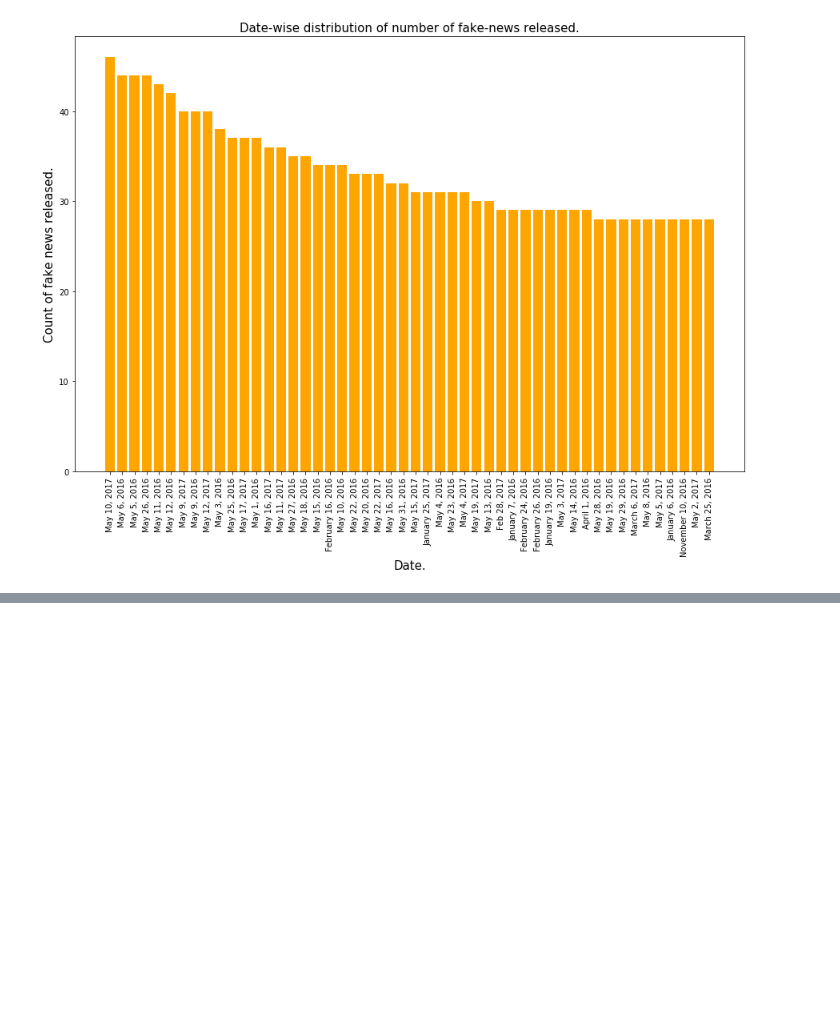
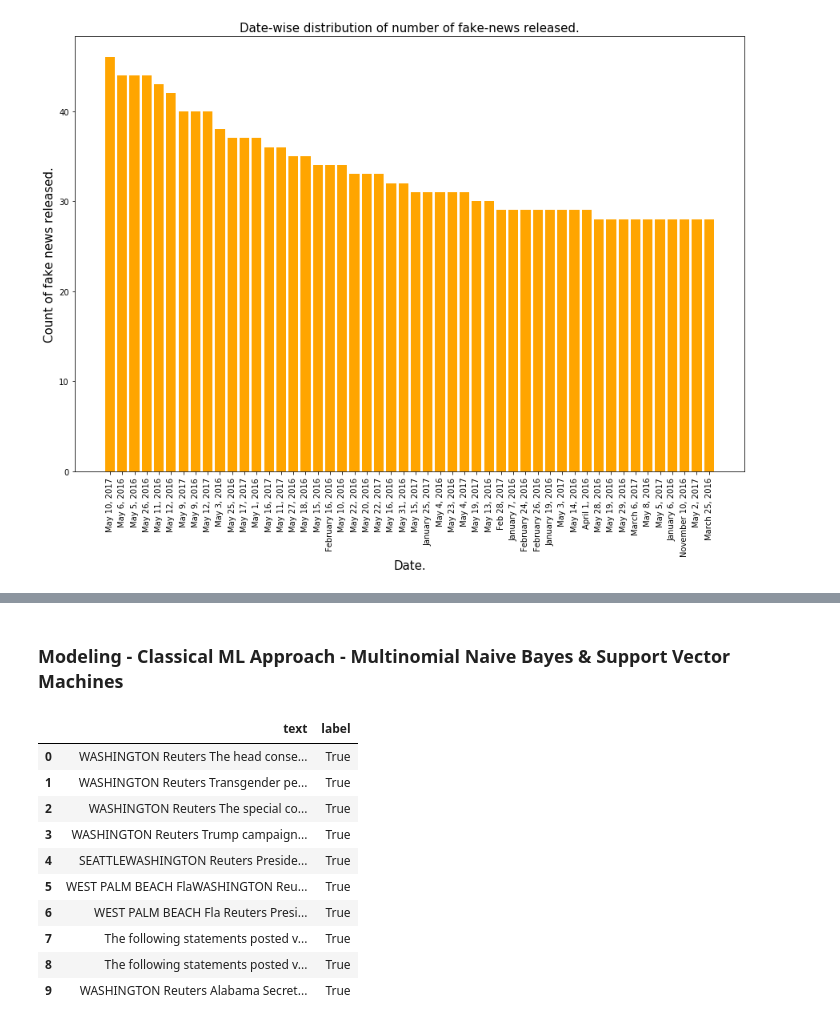
Before and after one commit to mdhrumil/fakenews, a Jupyter notebook: model/Fake news classification - Modeling and Analysis.ipynb, the cells around one changed output, grey strips where cells are left out. Drawn from its saved outputs; the diff is of its cells as text; code cells hidden in the pictures; blank space fills up the shorter version.

Commit message:
4: Updated modeling notebook.

```diff
--- a/model/Fake news classifier model.ipynb
+++ b/model/Fake news classification - Modeling and Analysis.ipynb
@@ -208,0 +209,2 @@ subject_groups
+# %% [markdown]
+### Modeling - Classical ML Approach - Multinomial Naive Bayes & Support Vector Machines
@@ -208,0 +258,23 @@ subject_groups
+# %%
+all_news_data_processed = all_news_data.copy()
+
+all_news_data_processed["text"] = all_news_data_processed["text"].apply(lambda x: remove_punctuations(x))
+all_news_data_processed["text"] = all_news_data_processed["text"].apply(lambda x: remove_nums(x))
+all_news_data_processed["text"] = all_news_data_processed["text"].apply(lambda x: remove_URL(x))
+all_news_data_processed["text"] = all_news_data_processed["text"].apply(lambda x: remove_html(x))
+all_news_data_processed["text"] = all_news_data_processed["text"].apply(lambda x: remove_emoji(x))
+all_news_data_processed["text"] = all_news_data_processed["text"].apply(lambda x: clean_stopwords(x))
+
+all_news_data_processed.head(10)
+# %% [output]
+|  | text | label |
+| 0 | WASHINGTON Reuters The head conse... | True |
+| 1 | WASHINGTON Reuters Transgender pe... | True |
+| 2 | WASHINGTON Reuters The special co... | True |
+| 3 | WASHINGTON Reuters Trump campaign... | True |
+| 4 | SEATTLEWASHINGTON Reuters Preside... | True |
+| 5 | WEST PALM BEACH FlaWASHINGTON Reu... | True |
+| 6 | WEST PALM BEACH Fla Reuters Presi... | True |
+| 7 | The following statements posted v... | True |
+| 8 | The following statements posted v... | True |
+| 9 | WASHINGTON Reuters Alabama Secret... | True |
```
Also changed, not shown: parts of 10 cells of this notebook.
